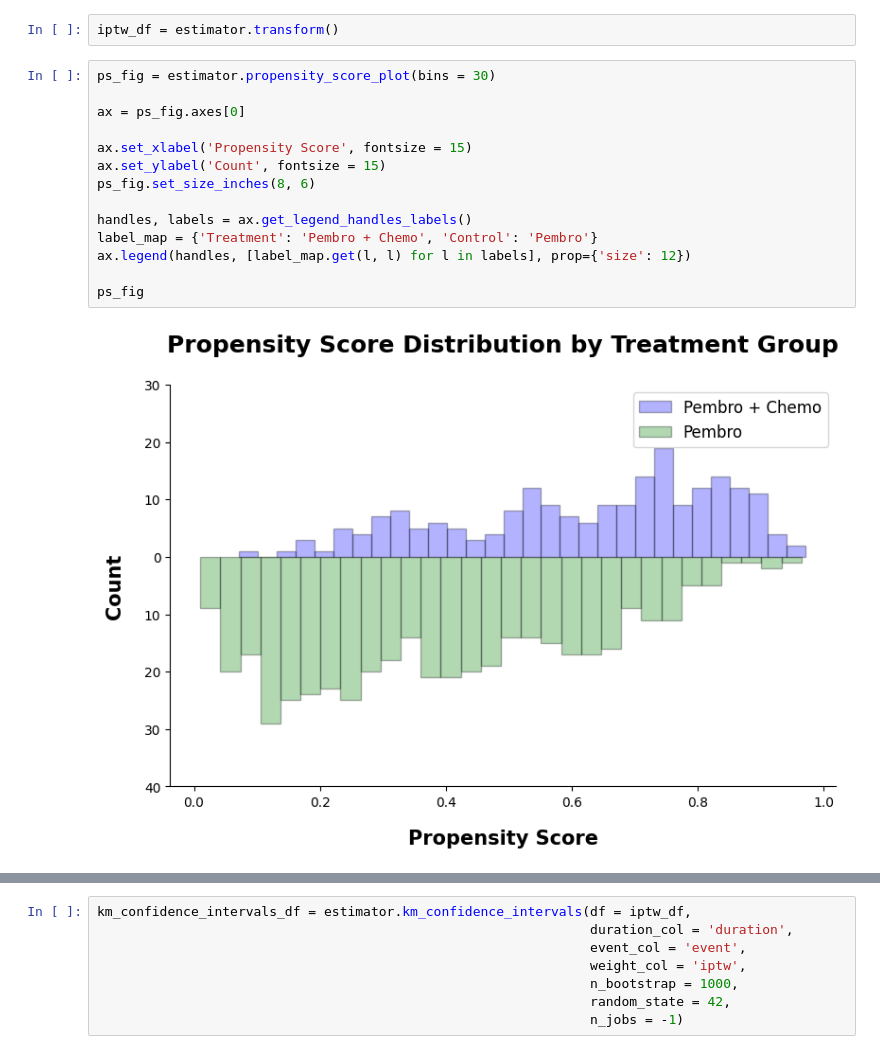
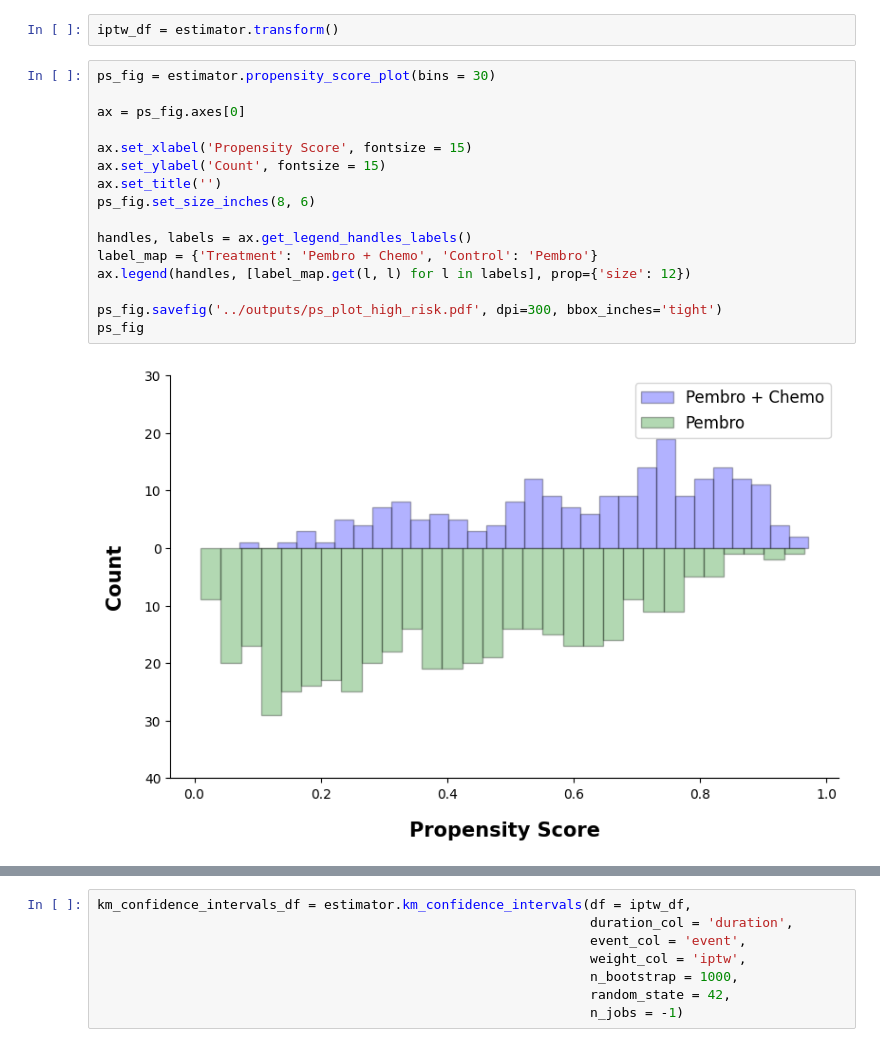
Before and after one commit to xavier-orcutt/io-heterogeneity, a Jupyter notebook: aNSCLC/notebooks/os_below_crossover.ipynb, the cells around one changed output, grey strips where cells are left out. Drawn from its saved outputs; the diff is of its cells as text.

Commit message:
saving ps and smd plots

```diff
--- a/aNSCLC/notebooks/os_below_crossover.ipynb
+++ b/aNSCLC/notebooks/os_below_crossover.ipynb
@@ -117,19 +117,21 @@ iptw_df = estimator.transform()
 # %%
 ps_fig = estimator.propensity_score_plot(bins = 30)
 
 ax = ps_fig.axes[0]
 
 ax.set_xlabel('Propensity Score', fontsize = 15)
 ax.set_ylabel('Count', fontsize = 15)
+ax.set_title('')
 ps_fig.set_size_inches(8, 6)
 
 handles, labels = ax.get_legend_handles_labels()
 label_map = {'Treatment': 'Pembro + Chemo', 'Control': 'Pembro'}
 ax.legend(handles, [label_map.get(l, l) for l in labels], prop={'size': 12})
 
+ps_fig.savefig('../outputs/ps_plot_high_risk.pdf', dpi=300, bbox_inches='tight')
 ps_fig
 # %% [output]
-[figure, old version]
+[figure, new version]
 # %%
 _, smd_fig = estimator.standardized_mean_differences(return_fig = True)
 
```
Also changed, not shown: parts of 2 cells of this notebook, 3 other files.
